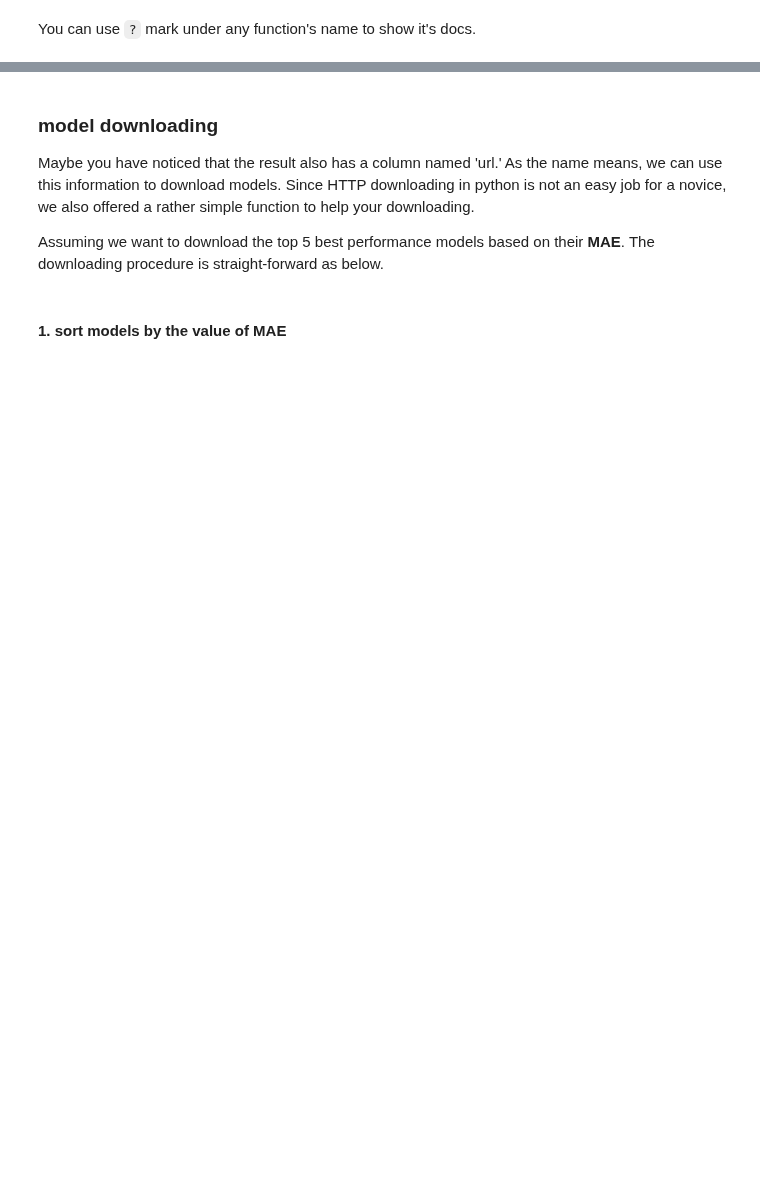
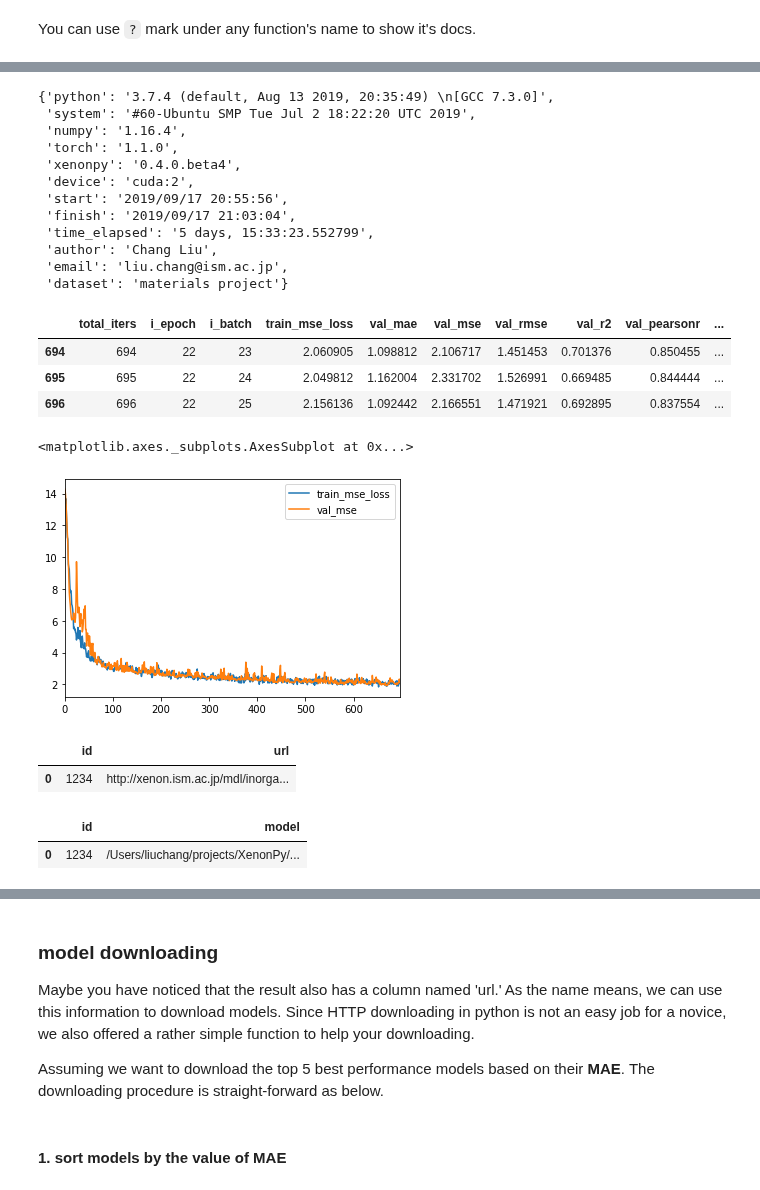
Before and after one commit to yoshida-lab/XenonPy, a Jupyter notebook: samples/pre-trained_model_library.ipynb, the cells around one changed output, grey strips where cells are left out. Drawn from its saved outputs; the diff is of its cells as text; code cells hidden in the pictures; blank space fills up the shorter version.

```diff
--- a/samples/pre-trained_model_library.ipynb
+++ b/samples/pre-trained_model_library.ipynb
@@ -125,2 +127,0 @@ mdl.pull(tmp)
-# %%
-mdl.update_modelset(modelset_id=3, name='changed', deprecated=True)()
@@ -217,0 +148,36 @@ summary.head(5)
+# %%
+mdl.get_training_env(model_id=1234)()
+info = mdl.get_training_info(model_id=1234)()
+info.tail(3)
+info.plot(y=['train_mse_loss', 'val_mse'])
+# %% [output]
+{'python': '3.7.4 (default, Aug 13 2019, 20:35:49) \n[GCC 7.3.0]',
+ 'system': '#60-Ubuntu SMP Tue Jul 2 18:22:20 UTC 2019',
+ 'numpy': '1.16.4',
+ 'torch': '1.1.0',
+ 'xenonpy': '0.4.0.beta4',
+ 'device': 'cuda:2',
+ 'start': '2019/09/17 20:55:56',
+ 'finish': '2019/09/17 21:03:04',
+ 'time_elapsed': '5 days, 15:33:23.552799',
+ 'author': 'Chang Liu',
+ 'email': 'liu.chang@ism.ac.jp',
+ 'dataset': 'materials project'}
+|  | total_iters | i_epoch | i_batch | train_mse_loss | val_mae | val_mse | val_rmse | val_r2 | val_pearsonr | ... |
+| 694 | 694 | 22 | 23 | 2.060905 | 1.098812 | 2.106717 | 1.451453 | 0.701376 | 0.850455 | ... |
+| 695 | 695 | 22 | 24 | 2.049812 | 1.162004 | 2.331702 | 1.526991 | 0.669485 | 0.844444 | ... |
+| 696 | 696 | 22 | 25 | 2.156136 | 1.092442 | 2.166551 | 1.471921 | 0.692895 | 0.837554 | ... |
+<matplotlib.axes._subplots.AxesSubplot at 0x...>
+[figure, added]
+# %%
+ret = mdl.get_model_url(1234)('id', 'url')
+ret
+# %% [output]
+|  | id | url |
+| 0 | 1234 | http://xenon.ism.ac.jp/mdl/inorga... |
+# %%
+ret = mdl.pull(ret)
+ret
+# %% [output]
+|  | id | model |
+| 0 | 1234 | /Users/liuchang/projects/XenonPy/... |
```
Also changed, not shown: parts of 28 cells of this notebook, 7 other files.
